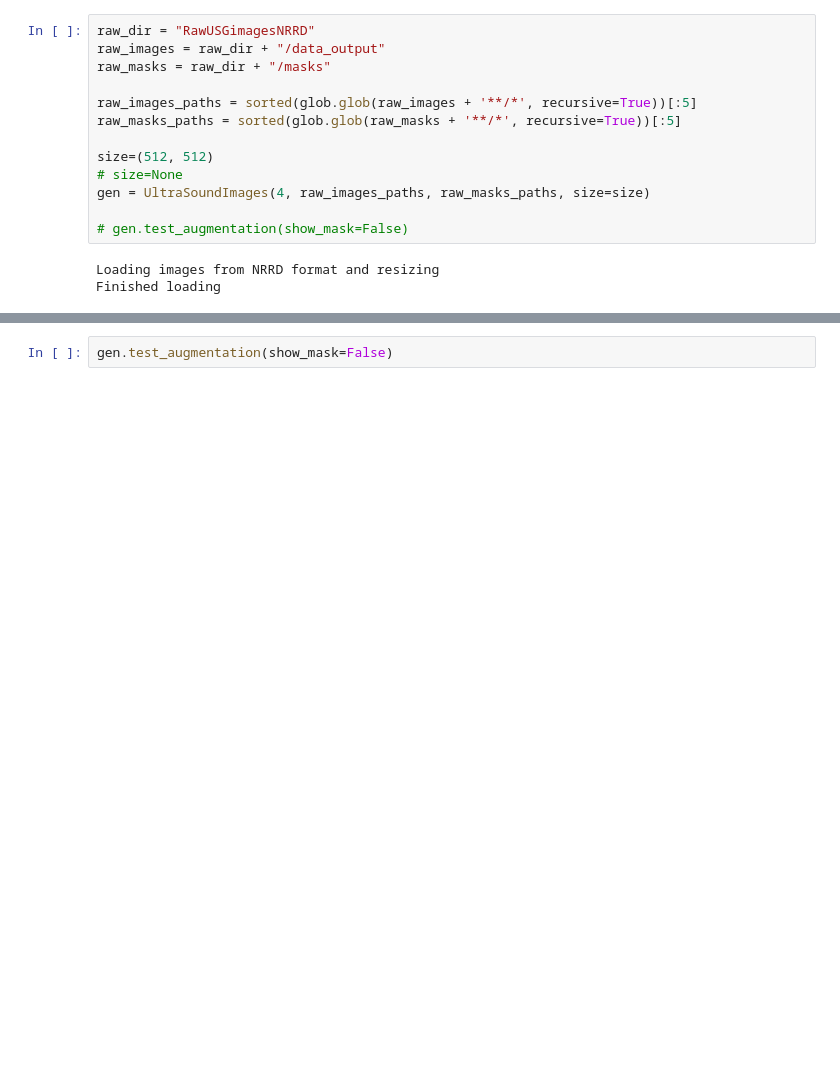
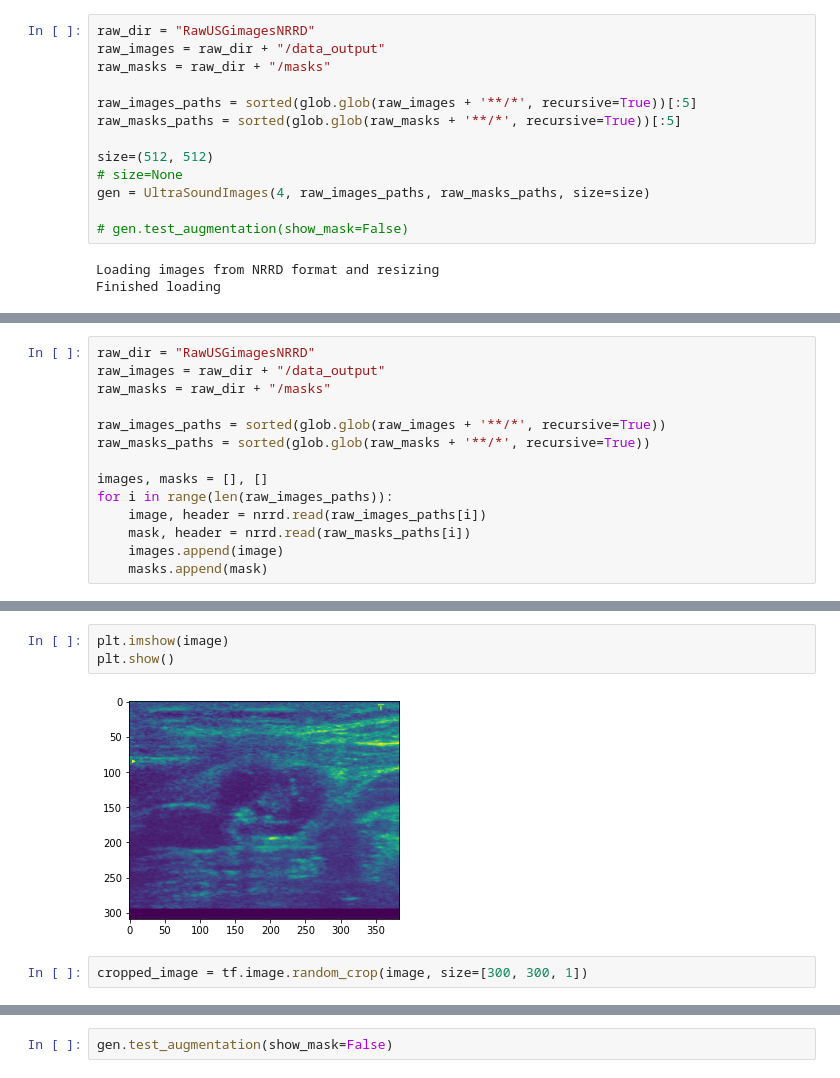
Before and after one commit to szymciem8/Analysis-of-thyroid-US-images-with-ML, a Jupyter notebook: augmentation_test.ipynb, the cells around one changed output, grey strips where cells are left out. Saved outputs shown, nothing was run; the diff lists cells and outputs as text; blank space fills up the shorter version.

```diff
--- a/augmentation_test.ipynb
+++ b/augmentation_test.ipynb
@@ -268,0 +275,14 @@ Finished loading
+# %%
+raw_dir = "RawUSGimagesNRRD"
+raw_images = raw_dir + "/data_output"
+raw_masks = raw_dir + "/masks"
+
+raw_images_paths = sorted(glob.glob(raw_images + '**/*', recursive=True))
+raw_masks_paths = sorted(glob.glob(raw_masks + '**/*', recursive=True))
+
+images, masks = [], []
+for i in range(len(raw_images_paths)):
+    image, header = nrrd.read(raw_images_paths[i])
+    mask, header = nrrd.read(raw_masks_paths[i])
+    images.append(image)
+    masks.append(mask)
@@ -268,0 +293,7 @@ Finished loading
+# %%
+plt.imshow(image)
+plt.show()
+# %% [output]
+[figure, added]
+# %%
+cropped_image = tf.image.random_crop(image, size=[300, 300, 1])
```
Also changed, not shown: parts of 8 cells of this notebook, 7 other files.
